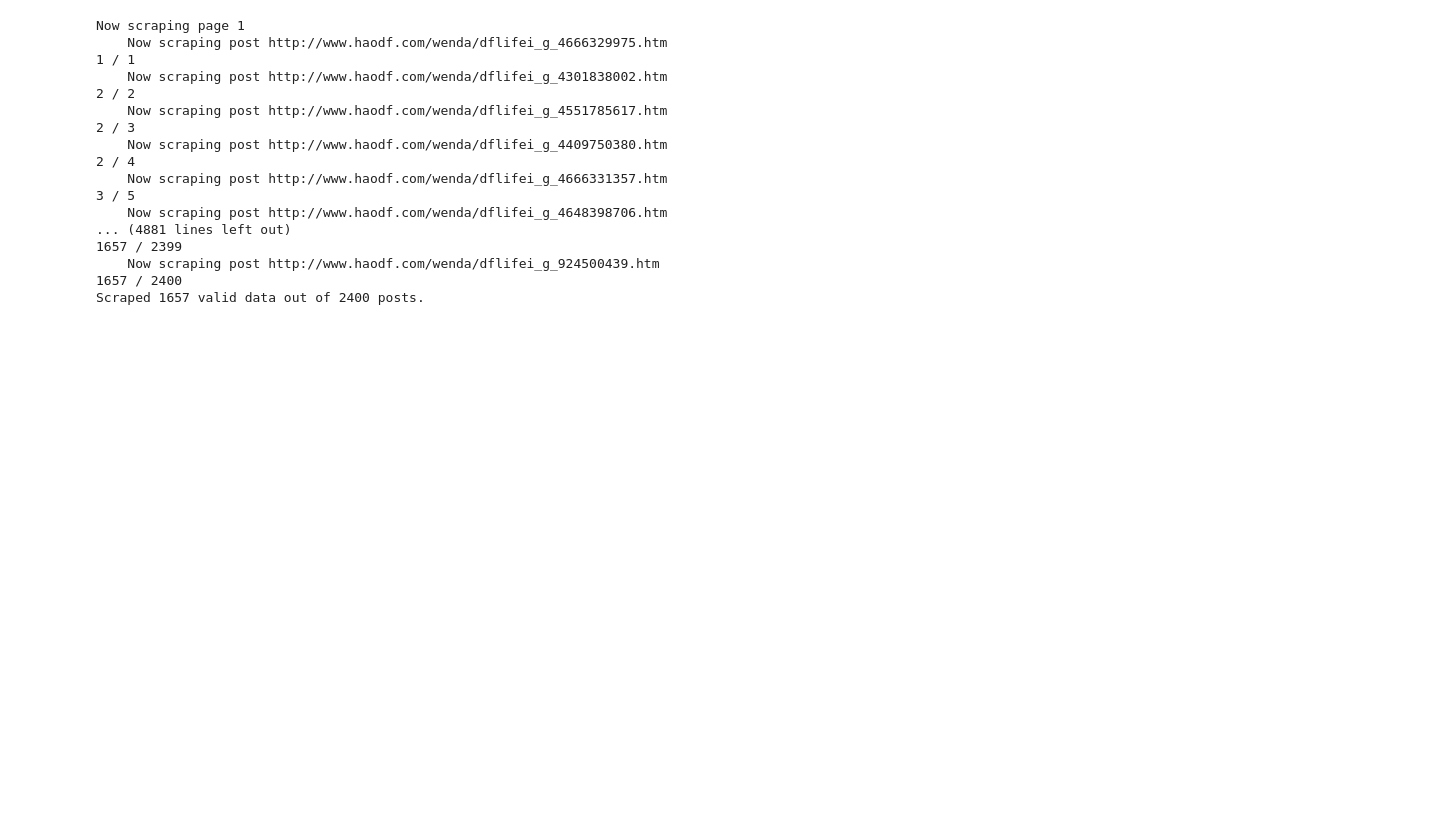
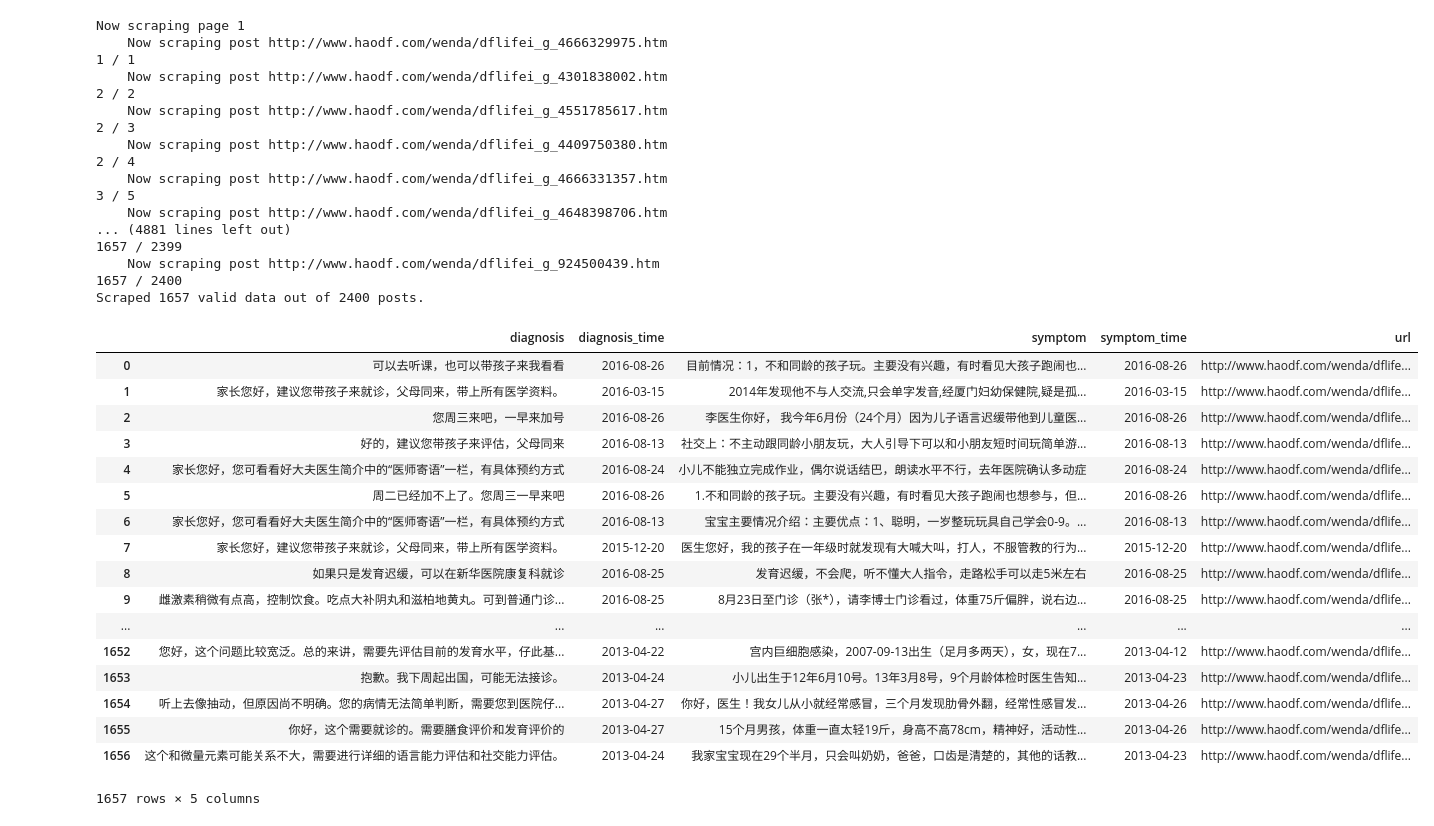
Before and after one commit to boldcat2015/autism, a Jupyter notebook: src/SuperSmartBot.ipynb, the cells around one changed output. Saved outputs shown, nothing was run; the diff lists cells and outputs as text; code cells hidden in the pictures; blank space fills up the shorter version.

```diff
--- a/src/SuperSmartBot.ipynb
+++ b/src/SuperSmartBot.ipynb
@@ -98,3 +98,25 @@ Now scraping page 1
     Now scraping post http://www.haodf.com/wenda/dflifei_g_924500439.htm
 1657 / 2400
 Scraped 1657 valid data out of 2400 posts.
+# %%
+frame = pd.read_pickle('../data/data-2016-08-26.pickle')
+frame
+# %% [output]
+|  | diagnosis | diagnosis_time | symptom | symptom_time | url |
+| 0 | 可以去听课，也可以带孩子来我看看 | 2016-08-26 | 目前情况：1，不和同龄的孩子玩。主要没有兴趣，有时看见大孩子跑闹也... | 2016-08-26 | http://www.haodf.com/wenda/dflife... |
+| 1 | 家长您好，建议您带孩子来就诊，父母同来，带上所有医学资料。 | 2016-03-15 | 2014年发现他不与人交流,只会单字发音,经厦门妇幼保健院,疑是孤... | 2016-03-15 | http://www.haodf.com/wenda/dflife... |
+| 2 | 您周三来吧，一早来加号 | 2016-08-26 | 李医生你好， 我今年6月份（24个月）因为儿子语言迟缓带他到儿童医... | 2016-08-26 | http://www.haodf.com/wenda/dflife... |
+| 3 | 好的，建议您带孩子来评估，父母同来 | 2016-08-13 | 社交上：不主动跟同龄小朋友玩，大人引导下可以和小朋友短时间玩简单游... | 2016-08-13 | http://www.haodf.com/wenda/dflife... |
+| 4 | 家长您好，您可看看好大夫医生简介中的“医师寄语”一栏，有具体预约方式 | 2016-08-24 | 小儿不能独立完成作业，偶尔说话结巴，朗读水平不行，去年医院确认多动症 | 2016-08-24 | http://www.haodf.com/wenda/dflife... |
+| 5 | 周二已经加不上了。您周三一早来吧 | 2016-08-26 | 1.不和同龄的孩子玩。主要没有兴趣，有时看见大孩子跑闹也想参与，但... | 2016-08-26 | http://www.haodf.com/wenda/dflife... |
+| 6 | 家长您好，您可看看好大夫医生简介中的“医师寄语”一栏，有具体预约方式 | 2016-08-13 | 宝宝主要情况介绍：主要优点：1、聪明，一岁整玩玩具自己学会0-9。... | 2016-08-13 | http://www.haodf.com/wenda/dflife... |
+| 7 | 家长您好，建议您带孩子来就诊，父母同来，带上所有医学资料。 | 2015-12-20 | 医生您好，我的孩子在一年级时就发现有大喊大叫，打人，不服管教的行为... | 2015-12-20 | http://www.haodf.com/wenda/dflife... |
+| 8 | 如果只是发育迟缓，可以在新华医院康复科就诊 | 2016-08-25 | 发育迟缓，不会爬，听不懂大人指令，走路松手可以走5米左右 | 2016-08-25 | http://www.haodf.com/wenda/dflife... |
+| 9 | 雌激素稍微有点高，控制饮食。吃点大补阴丸和滋柏地黄丸。可到普通门诊... | 2016-08-25 | 8月23日至门诊（张*），请李博士门诊看过，体重75斤偏胖，说右边... | 2016-08-25 | http://www.haodf.com/wenda/dflife... |
+| ... | ... | ... | ... | ... | ... |
+| 1652 | 您好，这个问题比较宽泛。总的来讲，需要先评估目前的发育水平，仔此基... | 2013-04-22 | 宫内巨细胞感染，2007-09-13出生（足月多两天），女，现在7... | 2013-04-12 | http://www.haodf.com/wenda/dflife... |
+| 1653 | 抱歉。我下周起出国，可能无法接诊。 | 2013-04-24 | 小儿出生于12年6月10号。13年3月8号，9个月龄体检时医生告知... | 2013-04-23 | http://www.haodf.com/wenda/dflife... |
+| 1654 | 听上去像抽动，但原因尚不明确。您的病情无法简单判断，需要您到医院仔... | 2013-04-27 | 你好，医生！我女儿从小就经常感冒，三个月发现肋骨外翻，经常性感冒发... | 2013-04-26 | http://www.haodf.com/wenda/dflife... |
+| 1655 | 你好，这个需要就诊的。需要膳食评价和发育评价的 | 2013-04-27 | 15个月男孩，体重一直太轻19斤，身高不高78cm，精神好，活动性... | 2013-04-26 | http://www.haodf.com/wenda/dflife... |
+| 1656 | 这个和微量元素可能关系不大，需要进行详细的语言能力评估和社交能力评估。 | 2013-04-24 | 我家宝宝现在29个半月，只会叫奶奶，爸爸，口齿是清楚的，其他的话教... | 2013-04-23 | http://www.haodf.com/wenda/dflife... |
+1657 rows × 5 columns
```
Also changed, not shown: 2 other files.
